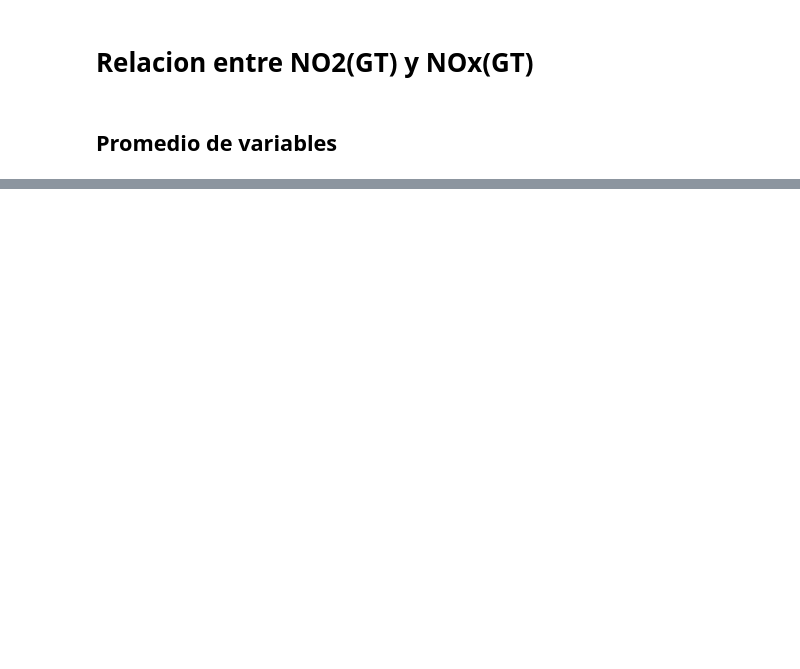
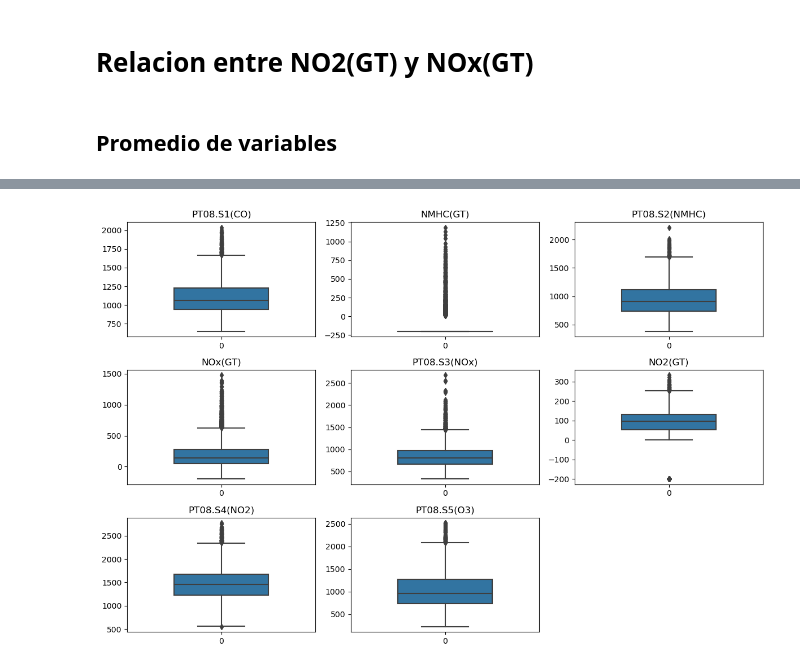
Before and after one commit to geko96/DataScience, a Jupyter notebook: Segunda Entrega.ipynb, the cells around one changed output, grey strips where cells are left out. Saved outputs shown, nothing was run; the diff lists cells and outputs as text; code cells hidden in the pictures; blank space fills up the shorter version.

```diff
--- a/Segunda Entrega.ipynb
+++ b/Segunda Entrega.ipynb
@@ -237,0 +254,15 @@ plt.show()
+# %%
+
+# Graficar diagramas de caja para cada columna numérica
+numeric_columns = dfAir_filtered.select_dtypes(include='float64').columns.tolist()
+
+plt.figure(figsize=(12, 8))
+for i, column in enumerate(numeric_columns, 1):
+    plt.subplot(3, 3, i)
+    sns.boxplot(data=dfAir_filtered[column], orient='v', width=0.5)
+    plt.title(column)
+
+plt.tight_layout()
+plt.show()
+# %% [output]
+[figure, added]
```
Also changed, not shown: parts of 9 cells of this notebook.
